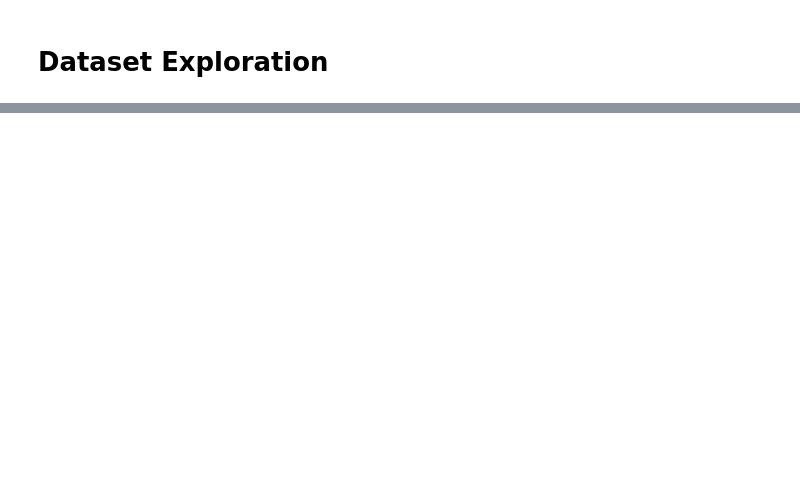
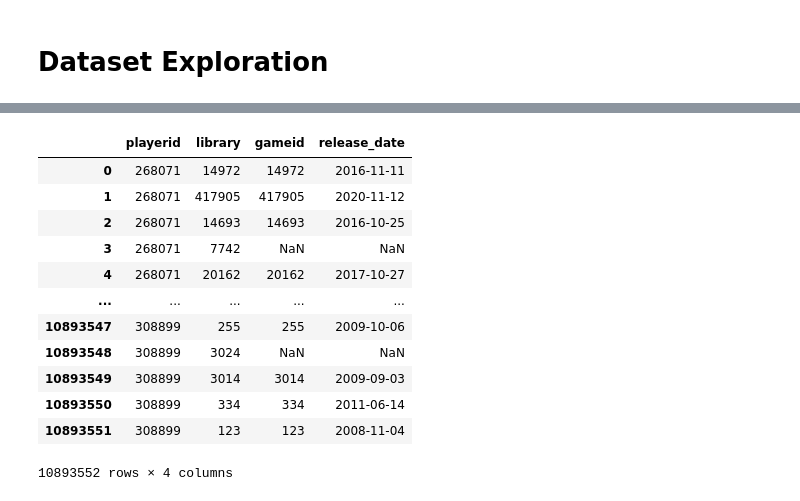
Before and after one commit to hr-vasquez/ml_players, a Jupyter notebook: ml_exploration.ipynb, the cells around one changed output, grey strips where cells are left out. Cells and saved outputs as stored; diff of their text form; code cells hidden in the pictures; blank space fills up the shorter version.

```diff
--- a/ml_exploration.ipynb
+++ b/ml_exploration.ipynb
@@ -3,4 +5,12 @@
 # %%
 import pandas as pd
 import ast
+# %%
+PATH = '../gaming/playstation/'
+df_achievements = pd.read_csv(PATH + 'achievements.csv')
+df_games = pd.read_csv(PATH + 'games.csv')
+df_history = pd.read_csv(PATH + 'history.csv')
+df_players = pd.read_csv(PATH + 'players.csv')
+df_prices = pd.read_csv(PATH + 'prices.csv')
+df_purchased_games = pd.read_csv(PATH + 'purchased_games.csv')
 # %%
@@ -83,0 +181,2 @@ df_games[df_games['gameid'] == 7779]
+# %%
+df_prices['usd'] = df_prices['usd'].fillna(df_prices['usd'].mean())
@@ -83,0 +204,33 @@ df_games[df_games['gameid'] == 7779]
+# %%
+# Getting a score of how fast a player is doing his first achievement on all of its games
+df1['library'] = df1['library'].apply(lambda x: [str(i).strip() for i in x])
+
+library_expanded = df1[['playerid', 'library']].explode('library')
+
+library_expanded['library'] = library_expanded['library'].astype(str)
+df_games['gameid'] = df_games['gameid'].astype(str)
+
+library_with_release_dates = library_expanded.merge(df_games[['gameid', 'release_date']], how='left', left_on='library', right_on='gameid')
+library_with_release_dates.dropna(inplace=True)
+
+df_history['gameid'] = df_history['achievementid'].apply(lambda x: x.split('_')[0])
+
+first_achievements = df_history.groupby(['playerid', 'gameid'])['date_acquired'].min().reset_index()
+
+library_with_achievements = library_with_release_dates.merge(first_achievements[['playerid', 'gameid', 'date_acquired']], how='left', on=['playerid', 'gameid'])
+
+library_with_achievements['release_date'] = pd.to_datetime(library_with_achievements['release_date'])
+library_with_achievements['date_acquired'] = pd.to_datetime(library_with_achievements['date_acquired'])
+
+library_with_achievements['time_to_first_achievement'] = (library_with_achievements['date_acquired'] - library_with_achievements['release_date']).dt.days
+
+mean_time_to_first_achievement = library_with_achievements.groupby('playerid')['time_to_first_achievement'].mean().reset_index()
+
+df1 = df1.merge(mean_time_to_first_achievement[['playerid', 'time_to_first_achievement']], on='playerid', how='left')
+
+df1['achievement_rate'] = df1['time_to_first_achievement']
+df1.drop('time_to_first_achievement', axis=1, inplace=True)
+
+df1['achievement_rate'] = df1['achievement_rate'].fillna('Nothing')
+
+df1.head()
@@ -83,0 +289,16 @@ df_games[df_games['gameid'] == 7779]
+# %%
+library_with_release_dates
+# %% [output]
+|  | playerid | library | gameid | release_date |
+| 0 | 268071 | 14972 | 14972 | 2016-11-11 |
+| 1 | 268071 | 417905 | 417905 | 2020-11-12 |
+| 2 | 268071 | 14693 | 14693 | 2016-10-25 |
+| 3 | 268071 | 7742 | NaN | NaN |
+| 4 | 268071 | 20162 | 20162 | 2017-10-27 |
+| ... | ... | ... | ... | ... |
+| 10893547 | 308899 | 255 | 255 | 2009-10-06 |
+| 10893548 | 308899 | 3024 | NaN | NaN |
+| 10893549 | 308899 | 3014 | 3014 | 2009-09-03 |
+| 10893550 | 308899 | 334 | 334 | 2011-06-14 |
+| 10893551 | 308899 | 123 | 123 | 2008-11-04 |
+10893552 rows × 4 columns
```
Also changed, not shown: parts of 23 cells of this notebook, 1 other file.
